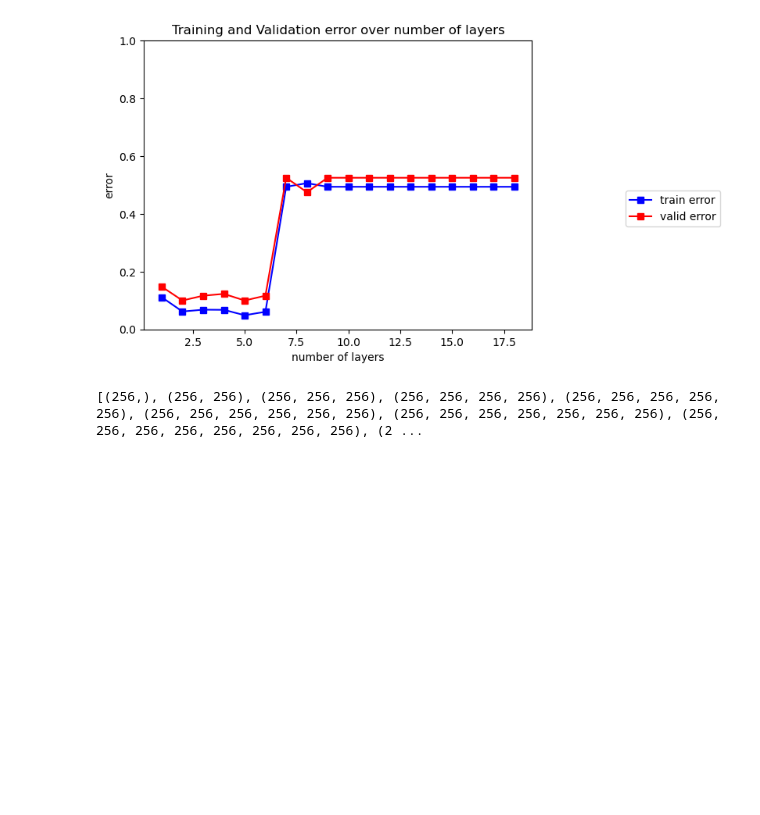
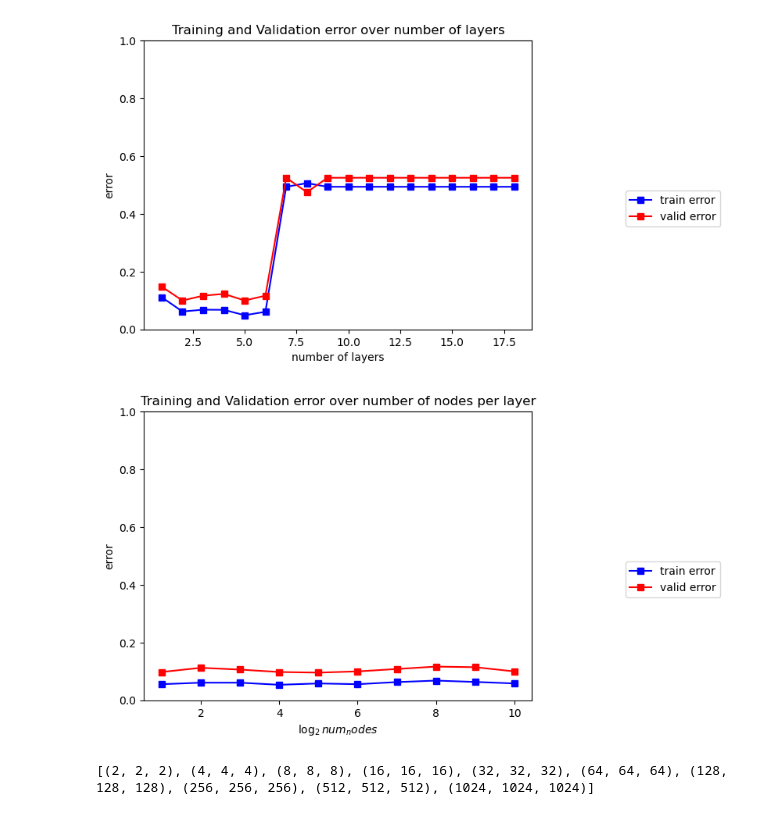
Before and after one commit to gmcgur01/sentiment-classifier, a Jupyter notebook: problem2.ipynb, the cells around one changed output. Saved outputs shown, nothing was run; the diff lists cells and outputs as text; code cells hidden in the pictures; blank space fills up the shorter version.

```diff
--- a/problem2.ipynb
+++ b/problem2.ipynb
@@ -105,32 +110,38 @@ plt.ylim([0, 1.0]);
 # %% [output]
 [figure]
 # %%
-number_nodes = [(32,)*3, (64,)*3, (128,)*3, (256,)*3, (512,)*3]
+arr = [2, 4, 8, 16, 32, 64, 128, 256, 512, 1024]
+
+number_nodes = [(elem,)*3 for elem in arr]
 
 tr_err_for_nodes = []
 va_err_for_nodes = []
 
 for nodes in number_nodes:
-    curr_pipeline = make_classifier_pipeline(hidden_layer_sizes=number_nodes)
+    curr_pipeline = make_classifier_pipeline(hidden_layer_sizes=nodes)
     curr_pipeline.fit(x_train, y_train)
 
     yhat_train = curr_pipeline.predict_proba(x_train)[:,1]
     yhat_valid = curr_pipeline.predict_proba(x_valid)[:,1]
 
     tr_err_for_nodes.append(sklearn.metrics.zero_one_loss(y_train, yhat_train >= 0.5))
     va_err_for_nodes.append(sklearn.metrics.zero_one_loss(y_valid, yhat_valid >= 0.5))
 
 
-plt.title("Training and Validation roc_auc over alpha values");
-plt.plot(, tr_err_for_alpha, 'bs-', label='train error')
-plt.plot(np.log10(alpha_values), va_err_for_alpha, 'rs-', label='valid error')
+plt.title("Training and Validation error over number of nodes per layer");
+plt.plot(np.log2(arr), tr_err_for_nodes, 'bs-', label='train error')
+plt.plot(np.log2(arr), va_err_for_nodes, 'rs-', label='valid error')
 
 plt.ylabel('error')
-plt.xlabel("$\log_{10} alpha$");
+plt.xlabel("$\log_{2} num_nodes$");
 plt.legend(bbox_to_anchor=(1.5, 0.5)) # make legend outside plot
 plt.ylim([0, 1.0]);
 # %% [output]
-[(256,), (256, 256), (256, 256, 256), (256, 256, 256, 256), (256, 256, 256, 256, 256), (256, 256, 256, 256, 256, 256), (256, 256, 256, 256, 256, 256, 256), (256, 256, 256, 256, 256, 256, 256, 256), (2 ...
+[figure, added]
+# %%
+print(number_nodes)
+# %% [output]
+[(2, 2, 2), (4, 4, 4), (8, 8, 8), (16, 16, 16), (32, 32, 32), (64, 64, 64), (128, 128, 128), (256, 256, 256), (512, 512, 512), (1024, 1024, 1024)]
 # %%
 pipeline = make_classifier_pipeline()
 hyperparam_grid = make_hyperparam_grid()
```
Also changed, not shown: parts of 3 cells of this notebook.
